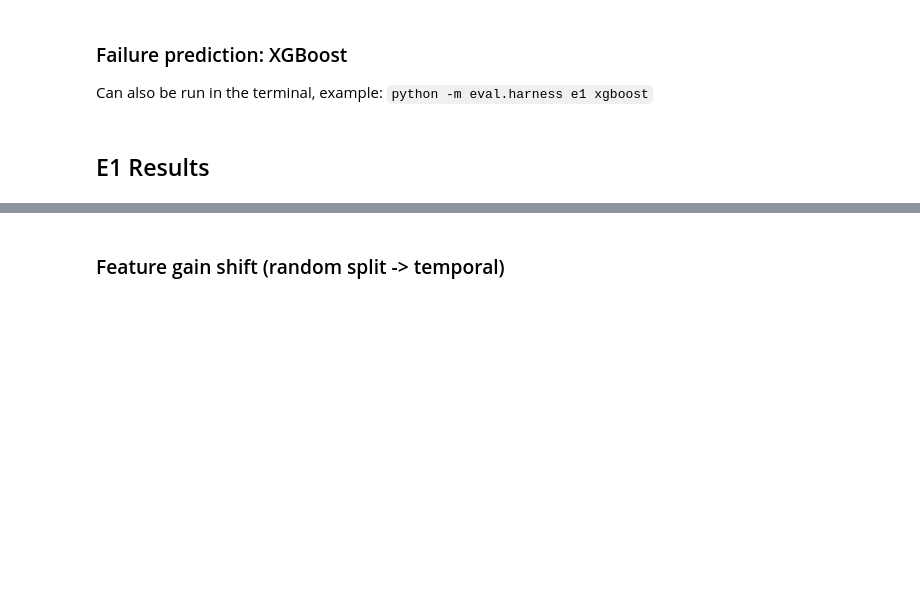
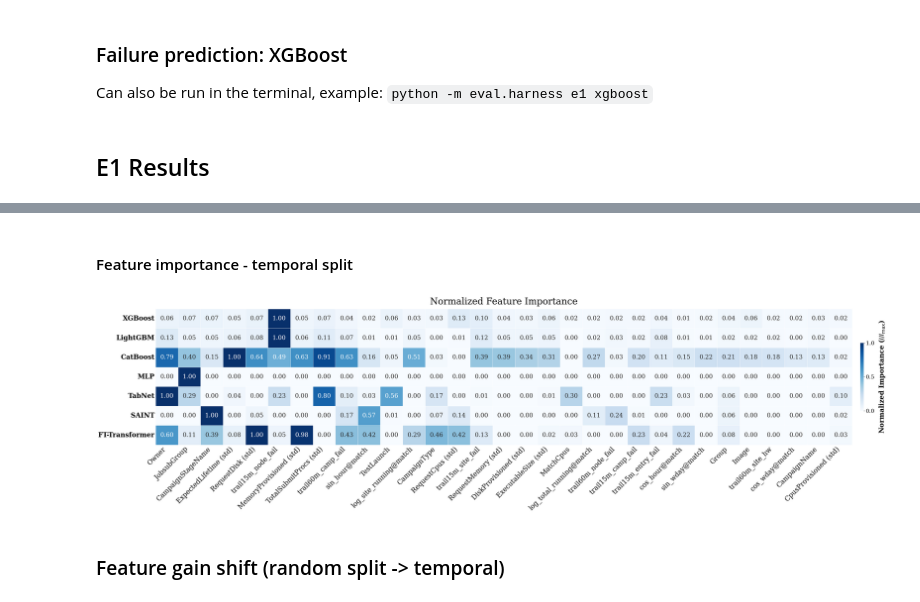
Before and after one commit to allisonaustin/batch-queue-prediction, a Jupyter notebook: scripts/pred-analysis.ipynb, the cells around one changed output, grey strips where cells are left out. Drawn from its saved outputs; the diff is of its cells as text; code cells hidden in the pictures; blank space fills up the shorter version.

```diff
--- a/scripts/pred-analysis.ipynb
+++ b/scripts/pred-analysis.ipynb
@@ -168,3 +185,20 @@ Wall time: 1min 10s
+# %% [markdown]
+#### Feature importance - temporal split
+# %%
+import importlib
+import eval.helper
+
+importlib.reload(eval.helper)
+from eval.helper import imp_heatmap
+
+df_norm = imp_heatmap(
+    imp_dict=E1_IMP,
+    feats=XMATCH_COLS,
+    split_key="temporal",
+    cmap="Blues",
+)
+# %% [output]
+[figure, added]
 # %% [markdown]
 ### Feature gain shift (random split -> temporal)
 # %%
```
Also changed, not shown: parts of 4 cells of this notebook, 3 other files.
